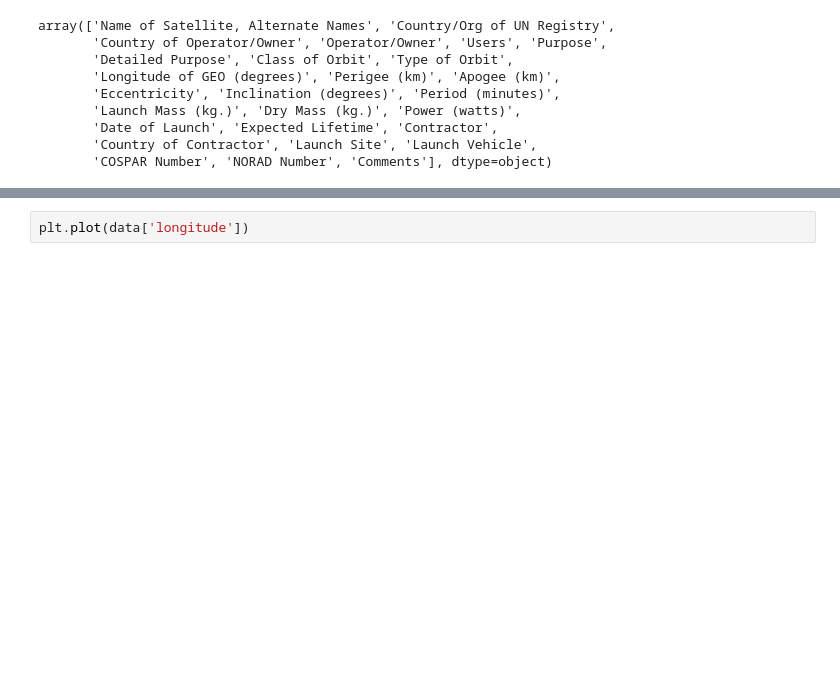
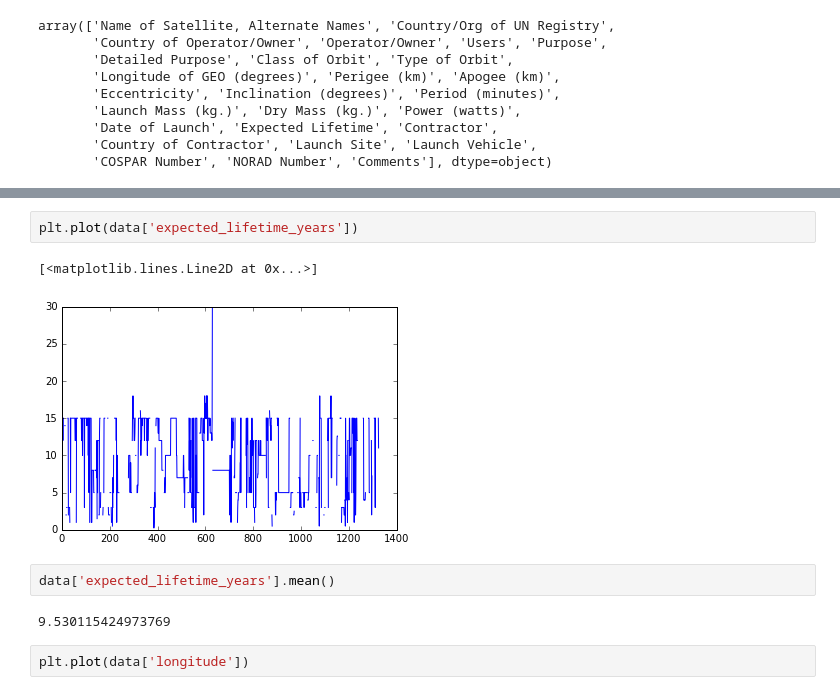
Before and after one commit to Ianssmith/Satellite_Map, a Jupyter notebook: satellites.ipynb, the cells around one changed output, grey strips where cells are left out. Cells and saved outputs as stored; diff of their text form; blank space fills up the shorter version.

```diff
--- a/satellites.ipynb
+++ b/satellites.ipynb
@@ -58,3 +151,12 @@ ValueError: The truth value of a Series is ambiguous. Use a.empty, a.bool(), a.i
+# %%
+plt.plot(data['expected_lifetime_years'])
+# %% [output]
+[<matplotlib.lines.Line2D at 0x...>]
+[figure, added]
+# %%
+data['expected_lifetime_years'].mean()
+# %% [output]
+9.530115424973769
 # %%
 plt.plot(data['longitude'])
 # %% [output]
```
Also changed, not shown: parts of 28 cells of this notebook, 3 other files.
